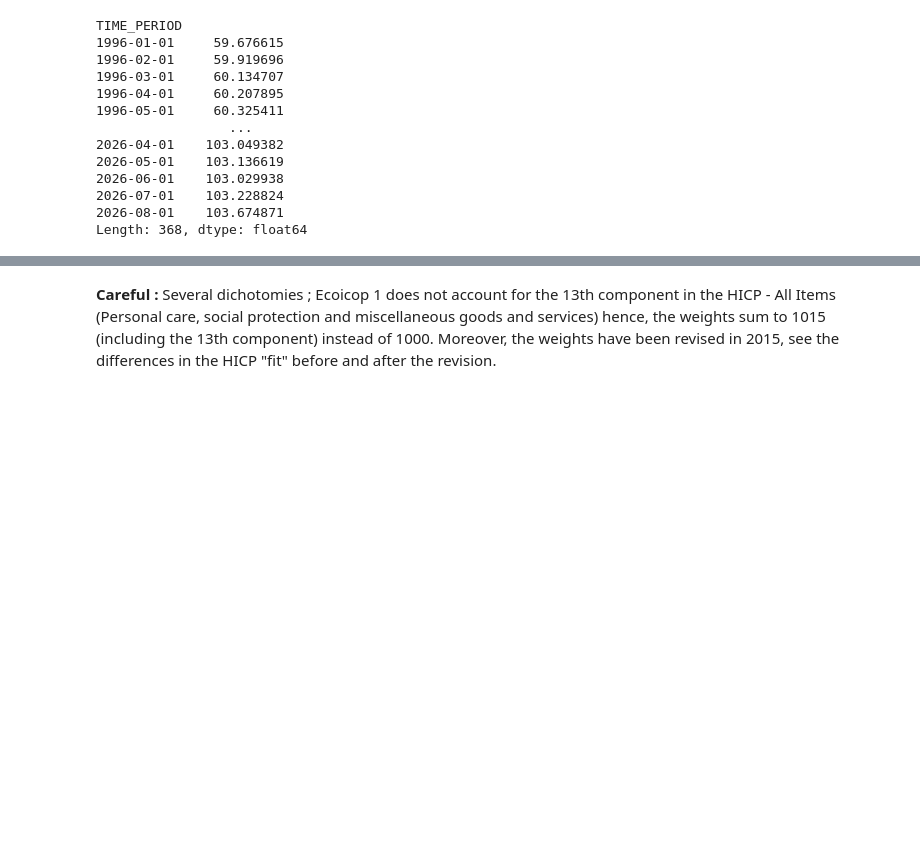
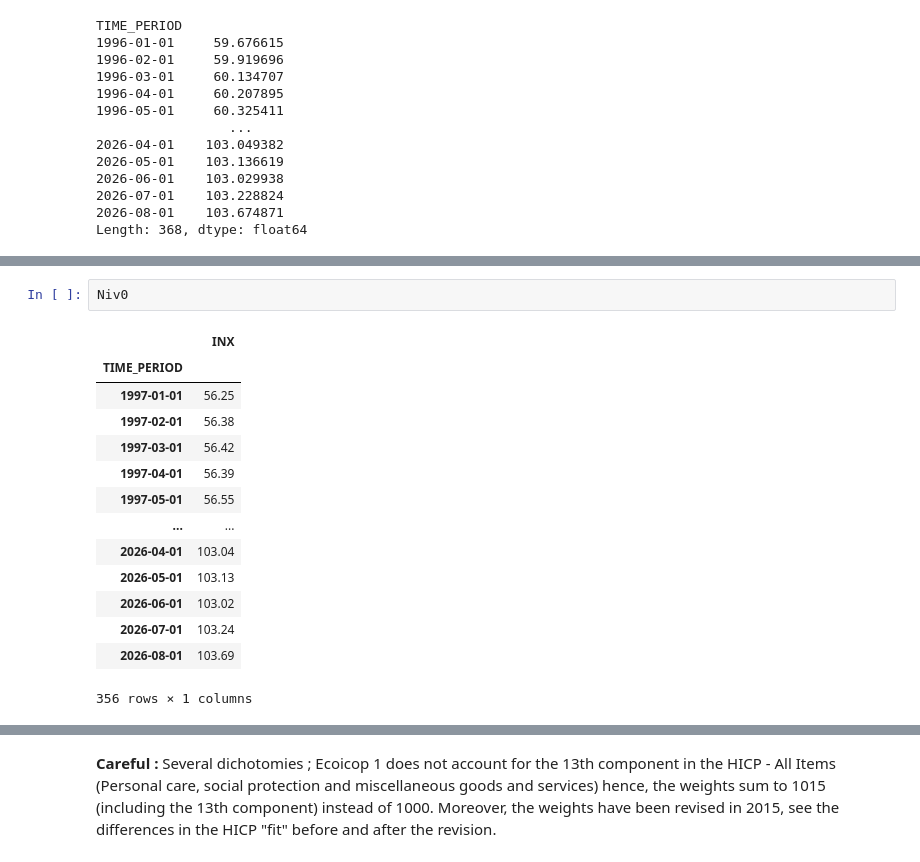
Before and after one commit to Lea-Gosselin/ismi-index, a Jupyter notebook: collectData.ipynb, the cells around one changed output, grey strips where cells are left out. Drawn from its saved outputs; the diff is of its cells as text; blank space fills up the shorter version.

```diff
--- a/collectData.ipynb
+++ b/collectData.ipynb
@@ -523,0 +558,17 @@ plt.show()
+# %%
+Niv0
+# %% [output]
+|  | INX |
+| TIME_PERIOD |  |
+| 1997-01-01 | 56.25 |
+| 1997-02-01 | 56.38 |
+| 1997-03-01 | 56.42 |
+| 1997-04-01 | 56.39 |
+| 1997-05-01 | 56.55 |
+| ... | ... |
+| 2026-04-01 | 103.04 |
+| 2026-05-01 | 103.13 |
+| 2026-06-01 | 103.02 |
+| 2026-07-01 | 103.24 |
+| 2026-08-01 | 103.69 |
+356 rows × 1 columns
```
Also changed, not shown: parts of 13 cells of this notebook, 5 other files.
